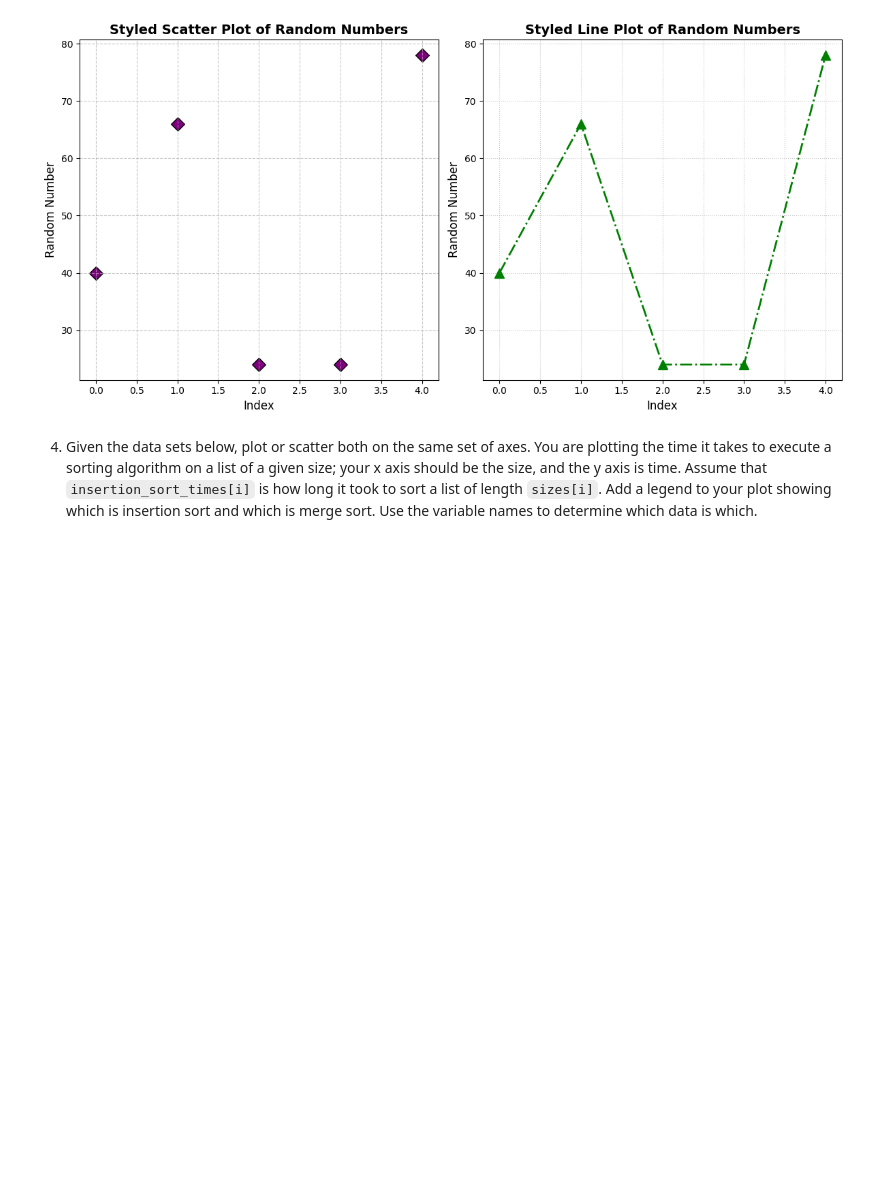
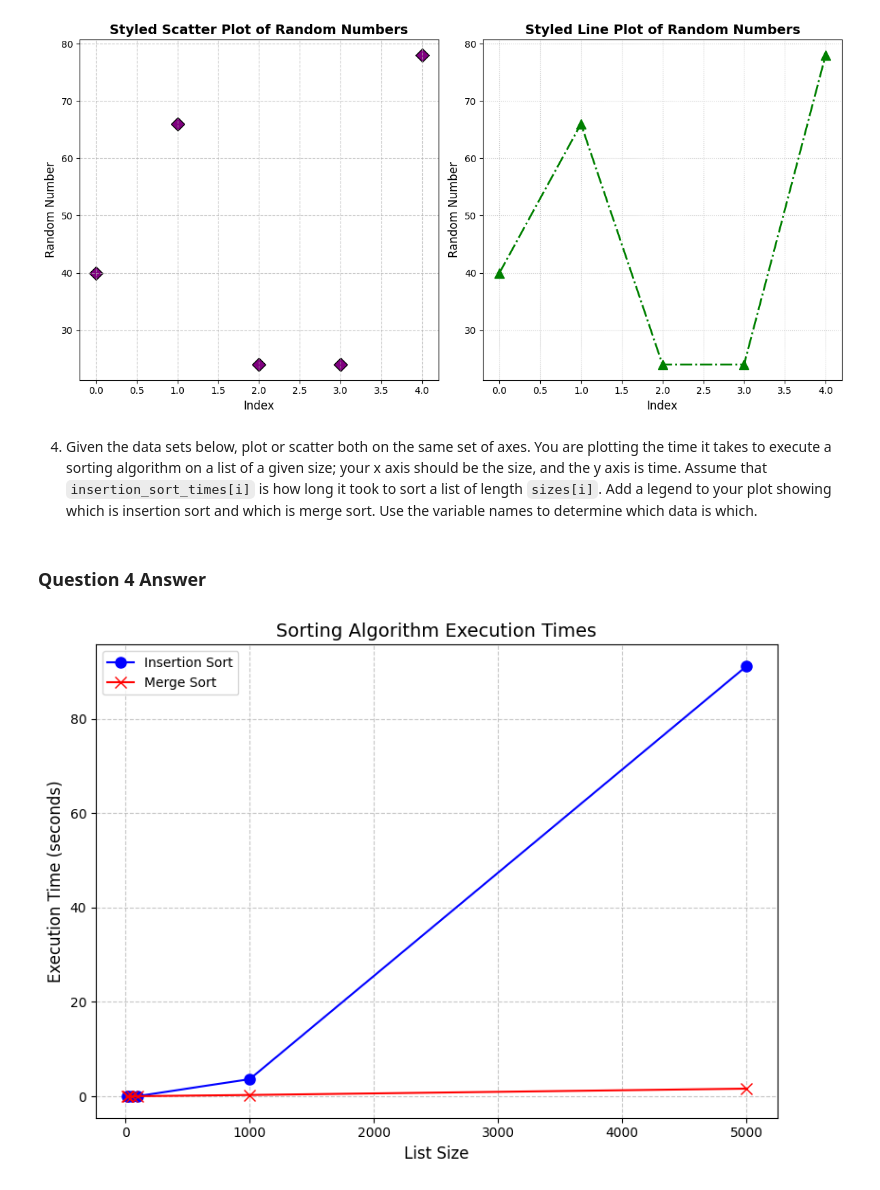
Before and after one commit to sapapesh/WebMining.Mod3, a Jupyter notebook: pyplot.ipynb, the cells around one changed output. Cells and saved outputs as stored; diff of their text form; code cells hidden in the pictures; blank space fills up the shorter version.

Commit message:
question 4

```diff
--- a/pyplot.ipynb
+++ b/pyplot.ipynb
@@ -130,3 +130,38 @@ plt.show()
 sizes = [10, 20, 50, 100, 1000, 5000]
 insertion_sort_times = [0.0010252999999999998, 0.0027026999999999954, 0.010147200000000002, 0.0381137, 3.6303399, 91.2180796]
 merge_sort_times = [0.00161889999999687, 0.003635600000009731, 0.0090655000000055, 0.020108000000007564, 0.2687474000000094, 1.6147050999999948]
+# %% [markdown]
+### Question 4 Answer
+# %%
+import matplotlib.pyplot as plt
+
+# Given data
+sizes = [10, 20, 50, 100, 1000, 5000]
+insertion_sort_times = [0.0010252999999999998, 0.0027026999999999954, 0.010147200000000002, 0.0381137, 3.6303399, 91.2180796]
+merge_sort_times = [0.00161889999999687, 0.003635600000009731, 0.0090655000000055, 0.020108000000007564, 0.2687474000000094, 1.6147050999999948]
+
+# Create the plot
+plt.figure(figsize=(8, 6))
+
+# Plot insertion sort times
+plt.plot(sizes, insertion_sort_times, label='Insertion Sort', marker='o', color='b', linestyle='-', markersize=8)
+
+# Plot merge sort times
+plt.plot(sizes, merge_sort_times, label='Merge Sort', marker='x', color='r', linestyle='-', markersize=8)
+
+# Adding titles and labels
+plt.title('Sorting Algorithm Execution Times', fontsize=14)
+plt.xlabel('List Size', fontsize=12)
+plt.ylabel('Execution Time (seconds)', fontsize=12)
+
+# Add a grid for better readability
+plt.grid(True, linestyle='--', alpha=0.7)
+
+# Add legend
+plt.legend()
+
+# Show the plot
+plt.tight_layout()
+plt.show()
+# %% [output]
+[figure, added]
```
